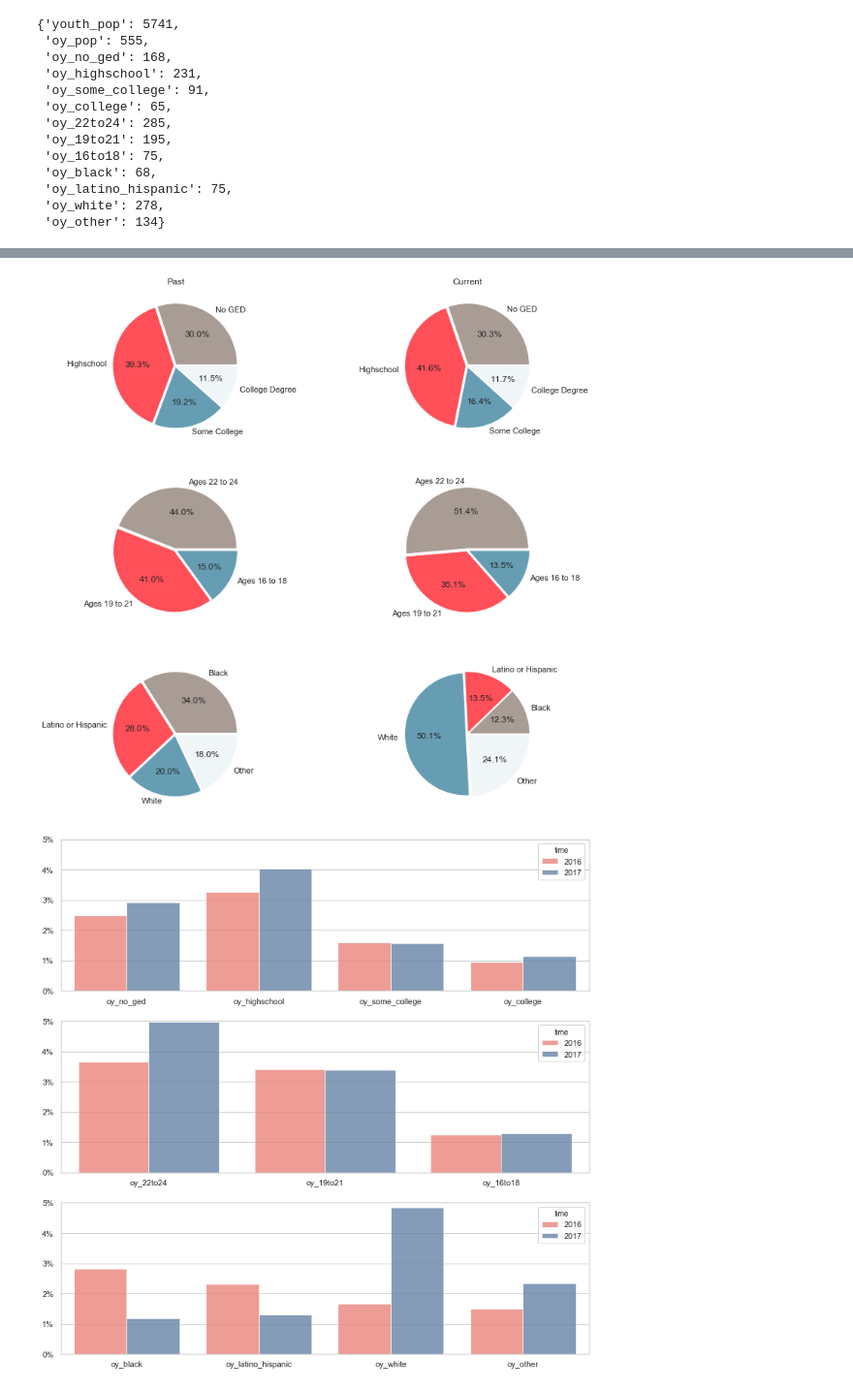
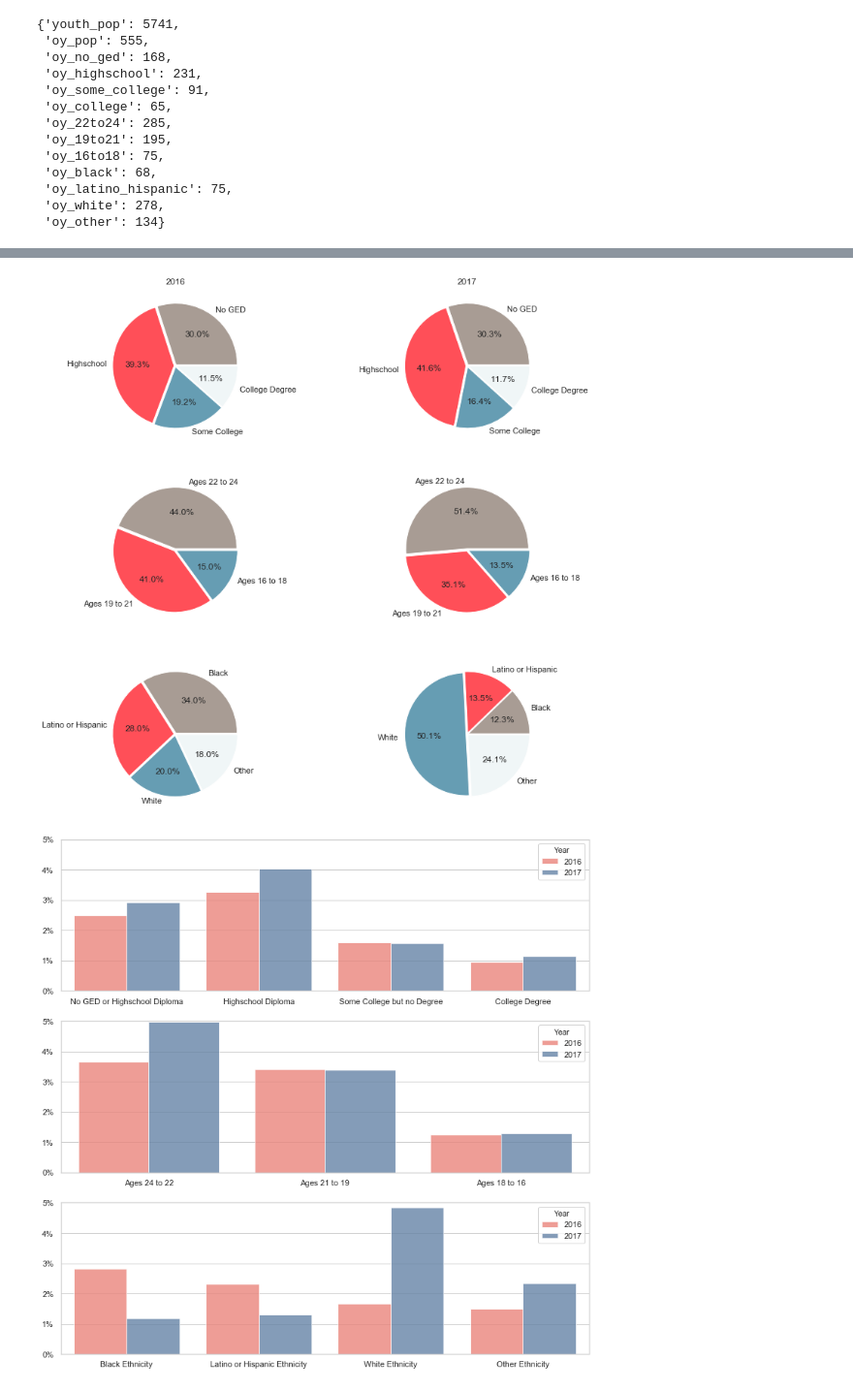
Before and after one commit to awyeh64/phase-1-project-west-ds-082420, a Jupyter notebook: notebooks/exploratory/andrew_01_erh_download_and_explore_data.ipynb, the cells around one changed output, grey strips where cells are left out. Shown at 97% size. Cells and saved outputs as stored; diff of their text form; code cells hidden in the pictures.

Commit message:
visualizations final?

```diff
--- a/notebooks/exploratory/andrew_01_erh_download_and_explore_data.ipynb
+++ b/notebooks/exploratory/andrew_01_erh_download_and_explore_data.ipynb
@@ -332,8 +332,8 @@ fg1, ax = plt.subplots(3,2, figsize = (13,13))
 
 ax[0,0].pie(school_p, labels=labels, autopct = '%1.1f%%', colors = colorpie, explode = (0.02,0.02,0.02,0.02))
 ax[0,1].pie(school_c, labels=labels, autopct = '%1.1f%%', colors = colorpie, explode = (0.02,0.02,0.02,0.02))
-ax[0,0].set_title('Past')
-ax[0,1].set_title('Current')
+ax[0,0].set_title('2016')
+ax[0,1].set_title('2017')
 
 labela = ['Ages 22 to 24', 'Ages 19 to 21', 'Ages 16 to 18']
 age_p = [p['oy_22to24'], p['oy_19to21'], p['oy_16to18']]
@@ -349,32 +349,36 @@ ax[2,1].pie(race_c, labels=labelr, autopct = '%1.1f%%', colors = colorpie, explo
 
 plt.show()
 # %% [output]
-[figure, old version]
+[figure, new version]
 # %%
 df = pd.DataFrame(columns = ['school', 'age', 'race', 'time', 'percentage'])
 
 df['type'] = list(p.keys()) * 2
-df['time'] = ['2016'] * 13 + ['2017'] * 13
+df['Year'] = ['2016'] * 13 + ['2017'] * 13
 df['percentage'] = [i/p['youth_pop'] for i in list(p.values())] + [i/c['youth_pop'] for i in list(c.values())]
 
 df.drop([0,1,13,14], inplace = True)
 df.reset_index(drop = True, inplace = True)
 
 school = list(p.keys())[2:6]
 age = list(p.keys())[6:9]
 race = list(p.keys())[9:]
 
 fg1, axs = plt.subplots(nrows = 3, figsize = (13,13))
-sns.barplot(x = df.loc[df['type'].isin(school)]['type'], y = df['percentage'], hue = df['time'], ax = axs[0], palette = colorpc, alpha = 0.8)
-sns.barplot(x = df.loc[df['type'].isin(age)]['type'], y = df['percentage'], hue = df['time'], ax = axs[1], palette = colorpc, alpha = 0.8)
-sns.barplot(x = df.loc[df['type'].isin(race)]['type'], y = df['percentage'], hue = df['time'], ax = axs[2], palette = colorpc, alpha = 0.8)
+sns.barplot(x = df.loc[df['type'].isin(school)]['type'], y = df['percentage'], hue = df['Year'], ax = axs[0], palette = colorpc, alpha = 0.8)
+sns.barplot(x = df.loc[df['type'].isin(age)]['type'], y = df['percentage'], hue = df['Year'], ax = axs[1], palette = colorpc, alpha = 0.8)
+sns.barplot(x = df.loc[df['type'].isin(race)]['type'], y = df['percentage'], hue = df['Year'], ax = axs[2], palette = colorpc, alpha = 0.8)
+
+axs[0].set_xticklabels(['No GED or Highschool Diploma', 'Highschool Diploma', 'Some College but no Degree', 'College Degree'])
+axs[1].set_xticklabels(['Ages 24 to 22', 'Ages 21 to 19', 'Ages 18 to 16'])
+axs[2].set_xticklabels(['Black Ethnicity', 'Latino or Hispanic Ethnicity', 'White Ethnicity', 'Other Ethnicity'])
 
 for i in range(len(axs)):
     axs[i].set(ylim = (0, 0.05), xlabel = (''), ylabel = (''))
     axs[i].set_yticklabels(['{:,.0%}'.format(x) for x in axs[i].get_yticks()])
 
 plt.show()
 # %% [output]
-[figure, old version]
+[figure, new version]
 # %%
 conn.close()
```
Also changed, not shown: parts of 1 cell of this notebook.
